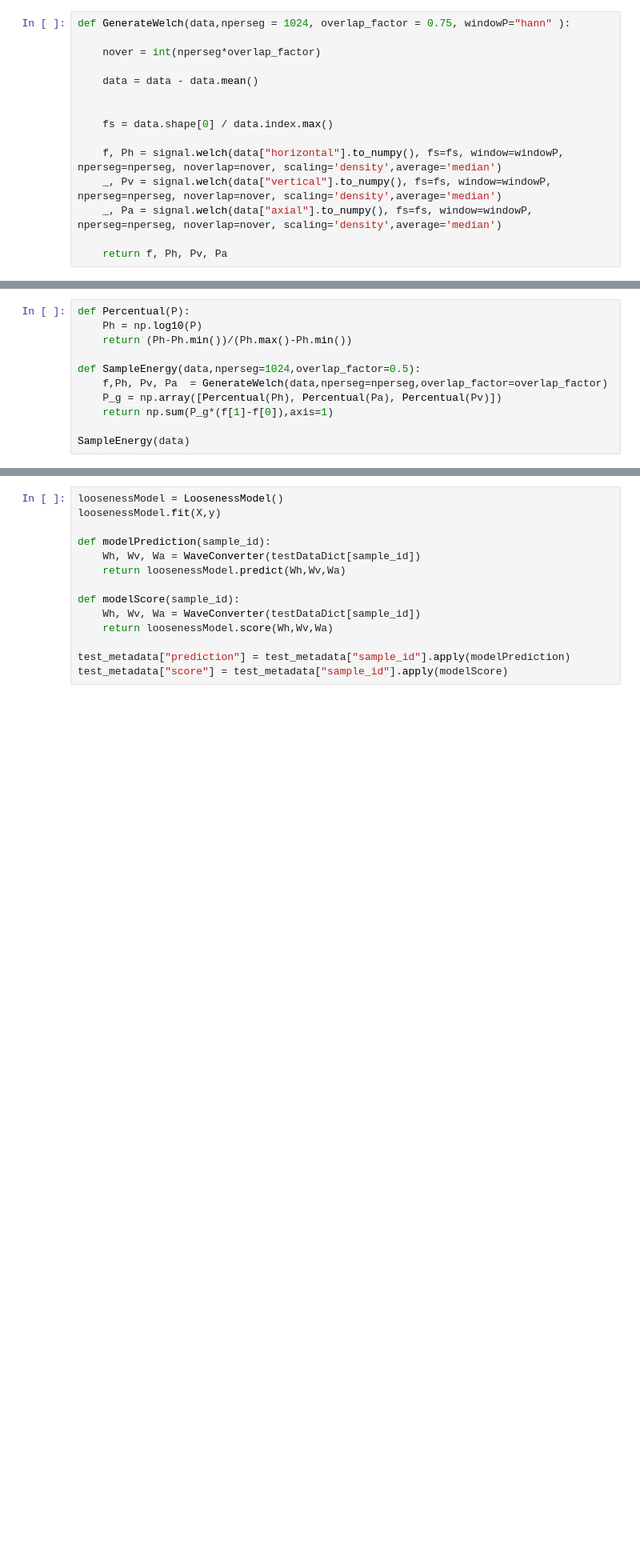
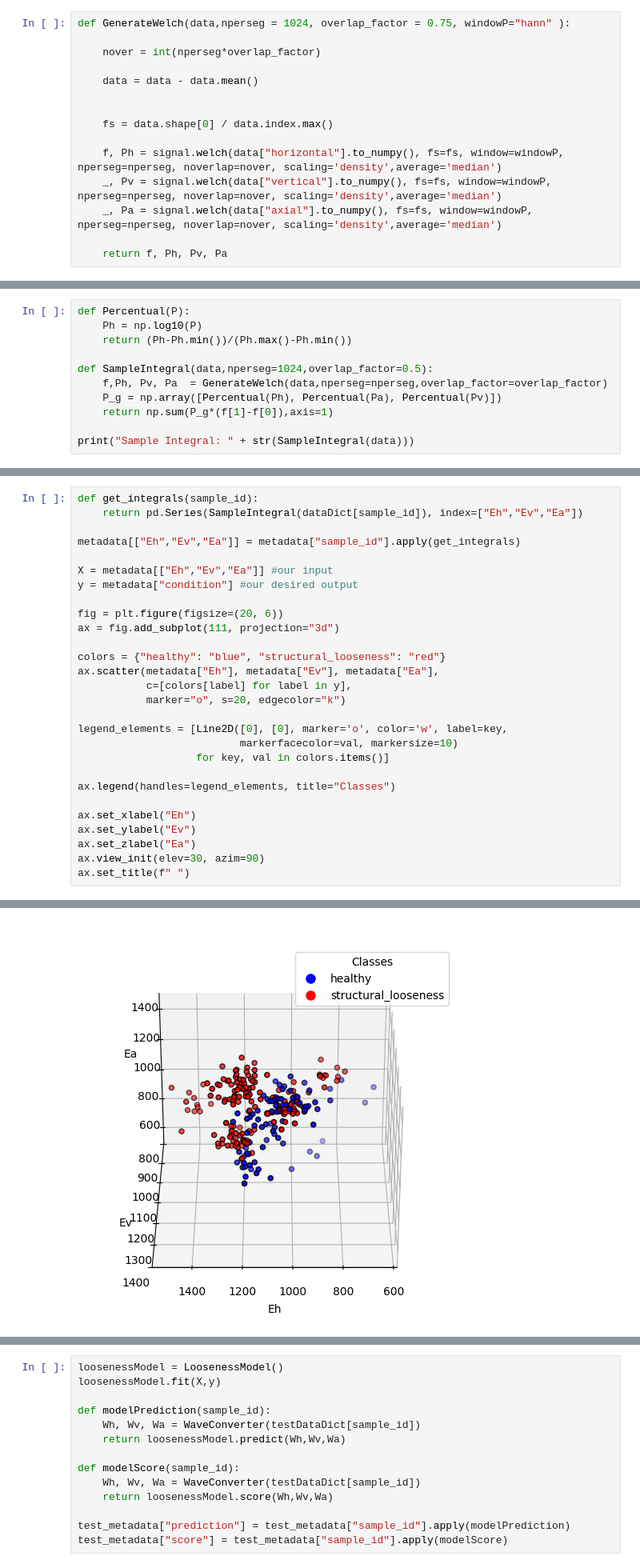
Before and after one commit to pyKuga/TRACTIAN, a Jupyter notebook: part3.ipynb, the cells around one changed output, grey strips where cells are left out. Shown at 80% size. Cells and saved outputs as stored; diff of their text form; blank space fills up the shorter version.

```diff
--- a/part3.ipynb
+++ b/part3.ipynb
@@ -85,10 +92,10 @@ def Percentual(P):
     Ph = np.log10(P)
     return (Ph-Ph.min())/(Ph.max()-Ph.min())
 
-def SampleEnergy(data,nperseg=1024,overlap_factor=0.5):
+def SampleIntegral(data,nperseg=1024,overlap_factor=0.5):
     f,Ph, Pv, Pa  = GenerateWelch(data,nperseg=nperseg,overlap_factor=overlap_factor)
     P_g = np.array([Percentual(Ph), Percentual(Pa), Percentual(Pv)])
     return np.sum(P_g*(f[1]-f[0]),axis=1)
 
-SampleEnergy(data)
+print("Sample Integral: " + str(SampleIntegral(data)))
 # %% [output]
@@ -95,0 +107,29 @@ array([1181.71599871, 1211.07802614, 1101.13364272])
+# %%
+def get_integrals(sample_id):
+    return pd.Series(SampleIntegral(dataDict[sample_id]), index=["Eh","Ev","Ea"])
+
+metadata[["Eh","Ev","Ea"]] = metadata["sample_id"].apply(get_integrals)
+
+X = metadata[["Eh","Ev","Ea"]] #our input
+y = metadata["condition"] #our desired output
+
+fig = plt.figure(figsize=(20, 6))
+ax = fig.add_subplot(111, projection="3d")
+
+colors = {"healthy": "blue", "structural_looseness": "red"}
+ax.scatter(metadata["Eh"], metadata["Ev"], metadata["Ea"],
+           c=[colors[label] for label in y],
+           marker="o", s=20, edgecolor="k")
+
+legend_elements = [Line2D([0], [0], marker='o', color='w', label=key,
+                          markerfacecolor=val, markersize=10)
+                   for key, val in colors.items()]
+
+ax.legend(handles=legend_elements, title="Classes")
+
+ax.set_xlabel("Eh")
+ax.set_ylabel("Ev")
+ax.set_zlabel("Ea")
+ax.view_init(elev=30, azim=90)
+ax.set_title(f" ")
+# %% [output]
@@ -95,0 +137 @@ array([1181.71599871, 1211.07802614, 1101.13364272])
+[figure, added]
```
Also changed, not shown: parts of 22 cells of this notebook.
